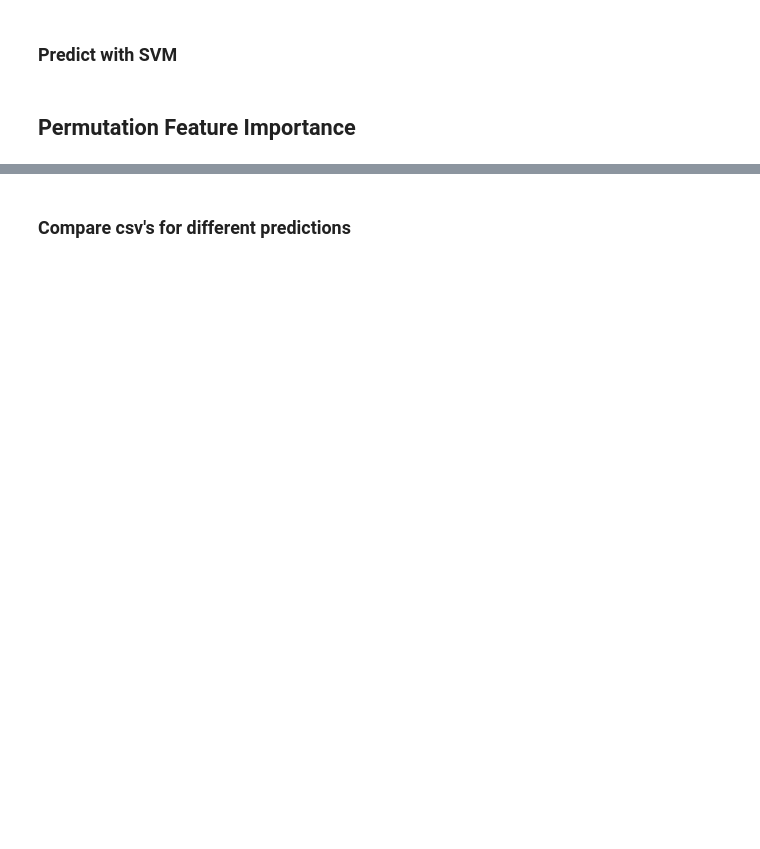
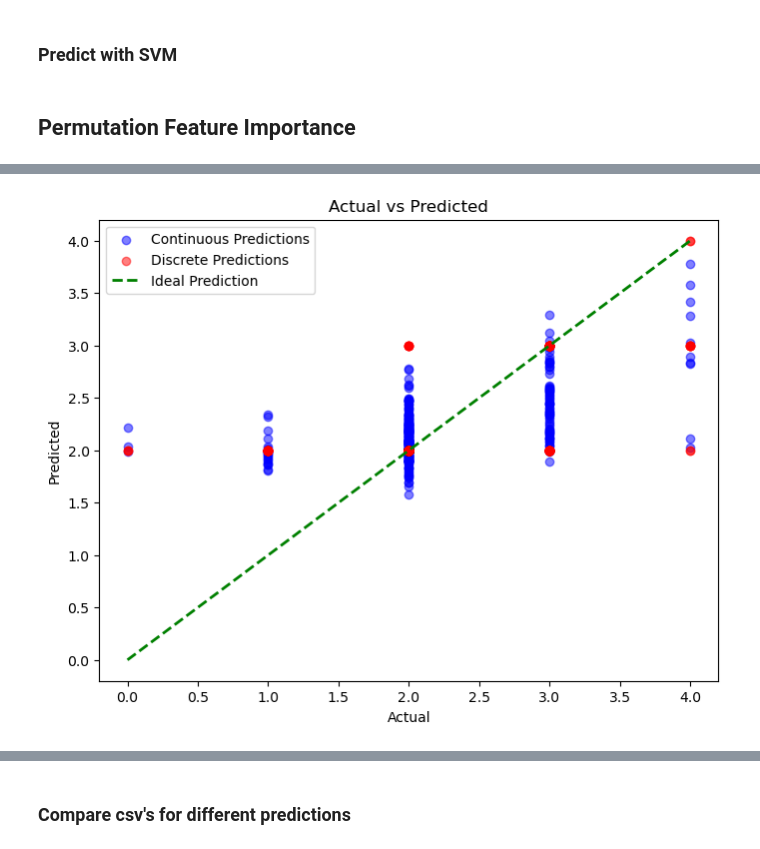
Before and after one commit to JZYNX/ML-assignment-2, a Jupyter notebook: COMP30027-Project2.ipynb, the cells around one changed output, grey strips where cells are left out. Drawn from its saved outputs; the diff is of its cells as text; code cells hidden in the pictures; blank space fills up the shorter version.

```diff
--- a/COMP30027-Project2.ipynb
+++ b/COMP30027-Project2.ipynb
@@ -409,0 +717,28 @@ interaction_feature: 0.0
+# %%
+# Simple Linear regression with numeric variables only
+X_lin_reg = X_train[numeric_features].values
+
+lin_reg_model = LinearRegression()
+lin_reg_model.fit(X_lin_reg, y_train)
+
+y_pred = lin_reg_model.predict(X_val[numeric_features].values)
+
+# Round the continuous predictions to the nearest integer
+y_pred_discrete = np.round(y_pred).astype(int)
+y_pred_discrete = np.clip(y_pred_discrete, 0, 4)
+
+mse = mean_squared_error(y_val, y_pred)
+chi_square_error = mse / y_val.var()
+
+r2 = r2_score(y_val, y_pred)
+
+print(list(zip(y_pred_discrete, y_val.values)))
+
+print()
+print("Mean Squared Error:", mse)
+print("Chi-Square Error:", chi_square_error)
+print("R^2:", r2)
+print()
+
+lin_reg_accuracy = accuracy_score(y_val, y_pred_discrete)
+print("Validation Accuracy with Best Model:", lin_reg_accuracy)
@@ -409,0 +753,14 @@ interaction_feature: 0.0
+# %%
+
+# Plot the actual vs predicted values
+plt.figure(figsize=(8, 6))
+plt.scatter(y_val, y_pred, color='blue', alpha=0.5, label='Continuous Predictions')
+plt.scatter(y_val, y_pred_discrete, color='red', alpha=0.5, label='Discrete Predictions')
+plt.plot([y_val.min(), y_val.max()], [y_val.min(), y_val.max()], '--', color='green', linewidth=2, label='Ideal Prediction')  # Plot the diagonal line
+plt.title('Actual vs Predicted')
+plt.xlabel('Actual')
+plt.ylabel('Predicted')
+plt.legend()
+plt.show()
+# %% [output]
+[figure, added]
```
Also changed, not shown: parts of 39 cells of this notebook, 7 other files.
